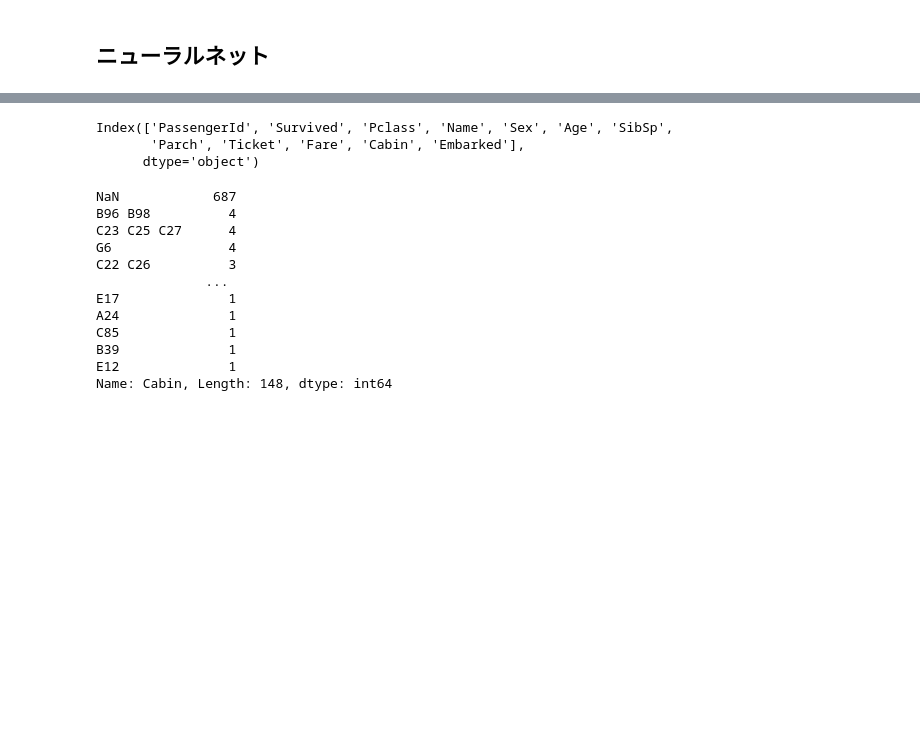
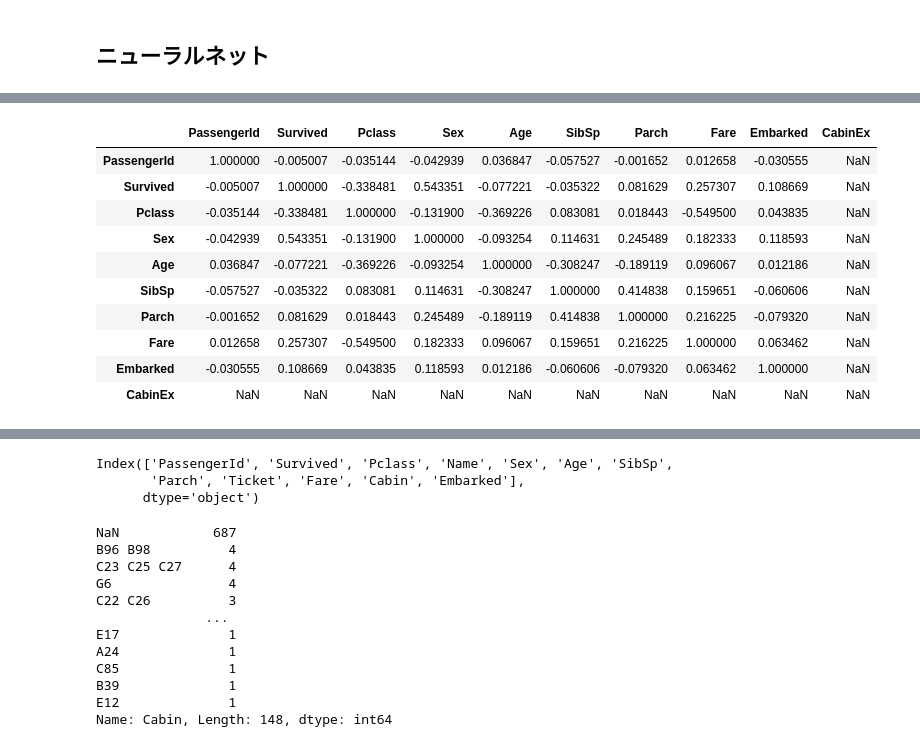
Before and after one commit to kinoshita-hiroki/kaggle, a Jupyter notebook: Titanic/Titanic.ipynb, the cells around one changed output, grey strips where cells are left out. Saved outputs shown, nothing was run; the diff lists cells and outputs as text; code cells hidden in the pictures; blank space fills up the shorter version.

```diff
--- a/Titanic/Titanic.ipynb
+++ b/Titanic/Titanic.ipynb
@@ -60,0 +51,3 @@ df_train = pd.read_csv("/content/drive/MyDrive/Colab Notebooks/kaggle/Titanic/tr
+# %%
+def replace_data(data):
+  return data.replace("male",0).replace("female",1).replace("S",0).replace("C",1).replace("Q",2)
@@ -60,0 +73,14 @@ df_train = pd.read_csv("/content/drive/MyDrive/Colab Notebooks/kaggle/Titanic/tr
+# %%
+replace_data(df_train).corr()
+# %% [output]
+|  | PassengerId | Survived | Pclass | Sex | Age | SibSp | Parch | Fare | Embarked | CabinEx |
+| PassengerId | 1.000000 | -0.005007 | -0.035144 | -0.042939 | 0.036847 | -0.057527 | -0.001652 | 0.012658 | -0.030555 | NaN |
+| Survived | -0.005007 | 1.000000 | -0.338481 | 0.543351 | -0.077221 | -0.035322 | 0.081629 | 0.257307 | 0.108669 | NaN |
+| Pclass | -0.035144 | -0.338481 | 1.000000 | -0.131900 | -0.369226 | 0.083081 | 0.018443 | -0.549500 | 0.043835 | NaN |
+| Sex | -0.042939 | 0.543351 | -0.131900 | 1.000000 | -0.093254 | 0.114631 | 0.245489 | 0.182333 | 0.118593 | NaN |
+| Age | 0.036847 | -0.077221 | -0.369226 | -0.093254 | 1.000000 | -0.308247 | -0.189119 | 0.096067 | 0.012186 | NaN |
+| SibSp | -0.057527 | -0.035322 | 0.083081 | 0.114631 | -0.308247 | 1.000000 | 0.414838 | 0.159651 | -0.060606 | NaN |
+| Parch | -0.001652 | 0.081629 | 0.018443 | 0.245489 | -0.189119 | 0.414838 | 1.000000 | 0.216225 | -0.079320 | NaN |
+| Fare | 0.012658 | 0.257307 | -0.549500 | 0.182333 | 0.096067 | 0.159651 | 0.216225 | 1.000000 | 0.063462 | NaN |
+| Embarked | -0.030555 | 0.108669 | 0.043835 | 0.118593 | 0.012186 | -0.060606 | -0.079320 | 0.063462 | 1.000000 | NaN |
+| CabinEx | NaN | NaN | NaN | NaN | NaN | NaN | NaN | NaN | NaN | NaN |
```
Also changed, not shown: parts of 22 cells of this notebook.
